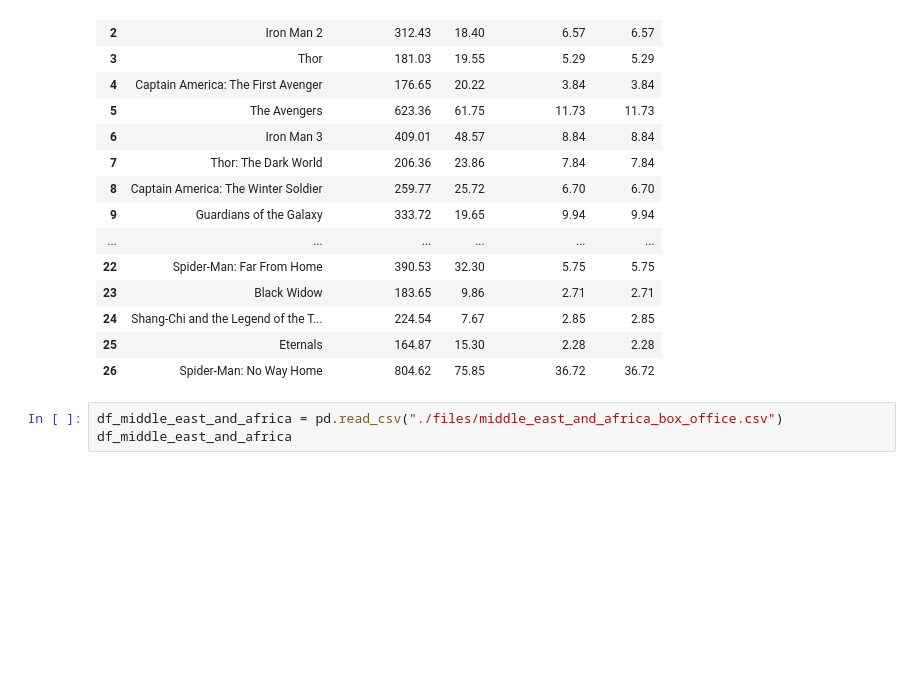
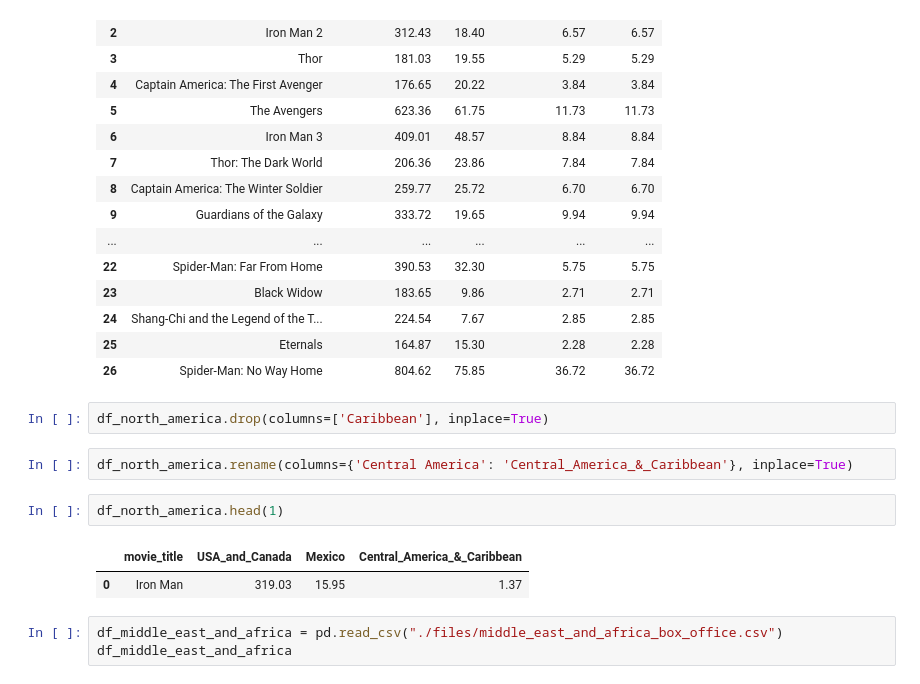
Before and after one commit to JohannaRL/pair_programming_promoG_modulo4_Fedra_Johanna, a Jupyter notebook: explo.ipynb, the cells around one changed output. Saved outputs shown, nothing was run; the diff lists cells and outputs as text; blank space fills up the shorter version.

```diff
--- a/explo.ipynb
+++ b/explo.ipynb
@@ -144,6 +154,15 @@ df_north_america
 | 24 | Shang-Chi and the Legend of the T... | 224.54 | 7.67 | 2.85 | 2.85 |
 | 25 | Eternals | 164.87 | 15.30 | 2.28 | 2.28 |
 | 26 | Spider-Man: No Way Home | 804.62 | 75.85 | 36.72 | 36.72 |
+# %%
+df_north_america.drop(columns=['Caribbean'], inplace=True)
+# %%
+df_north_america.rename(columns={'Central America': 'Central_America_&_Caribbean'}, inplace=True)
+# %%
+df_north_america.head(1)
+# %% [output]
+|  | movie_title | USA_and_Canada | Mexico | Central_America_&_Caribbean |
+| 0 | Iron Man | 319.03 | 15.95 | 1.37 |
 # %%
 df_middle_east_and_africa = pd.read_csv("./files/middle_east_and_africa_box_office.csv")
 df_middle_east_and_africa
```
Also changed, not shown: parts of 12 cells of this notebook, 3 other files.
